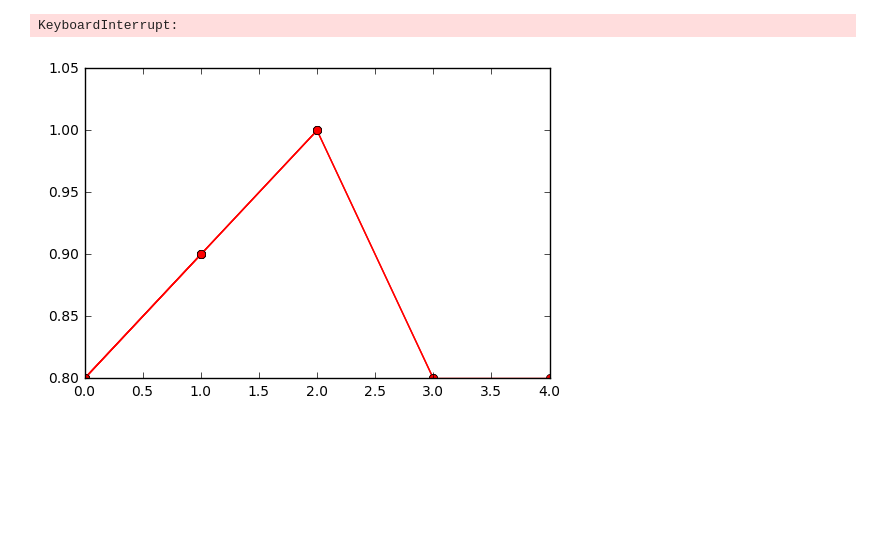
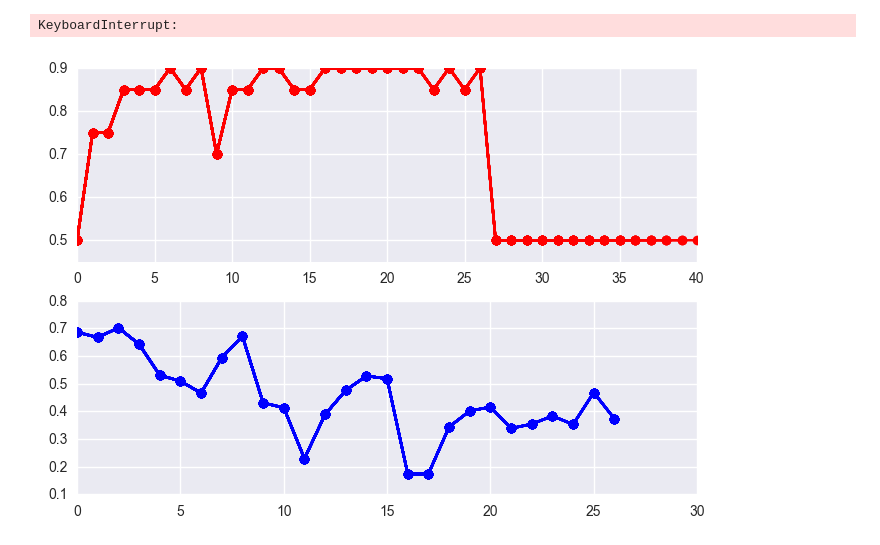
Before and after one commit to srxdev0619/Blinking, a Jupyter notebook: train_vgg19.ipynb, the cells around one changed output. Drawn from its saved outputs; the diff is of its cells as text; code cells hidden in the pictures; blank space fills up the shorter version.

```diff
--- a/train_vgg19.ipynb
+++ b/train_vgg19.ipynb
@@ -17,7 +17,12 @@ from lasagne.nonlinearities import rectify, softmax, sigmoid, linear, LeakyRecti
 from lasagne.utils import floatX
 import lasagne
 import random
-#import seaborn as sns
+import pickle
+import matplotlib.pyplot as plt
+from IPython import display
+%matplotlib inline
+import seaborn as sns
+sns.set_style('darkgrid')
 
 import cnn_vgg19 as cnn
 # %%
@@ -117,11 +122,18 @@ class Batch:
         num_close_val = len(self.close_val)
         open_target = np.ones(batch_size)
         close_target = np.zeros(batch_size)
-        #open_target[:,0] = 1.0
-        #close_target[:,1] = 1.0
         imgs = np.concatenate((close_imgs, open_imgs))
         targets = np.concatenate((close_target, open_target))
         return imgs.astype(np.float32), targets.astype(np.float32)
+
+    def get_test_set(self):
+        imgs_open = self._read_files(self.open_test_lst, mode=None)
+        imgs_close = self._read_files(self.close_test_lst, mode=None)
+        targets_open = np.ones(len(self.open_test_lst))
+        targets_close = np.zeros(len(self.close_test_lst))
+        imgs = np.concatenate((imgs_open, imgs_close))
+        targets = np.concatenate((targets_open, targets_close))
+        return imgs.astype(np.float32), targets.astype(np.float32)
 # %%
 input_img = T.ftensor4('input_imgs')
 targets = T.vector('targets')
@@ -153,29 +165,33 @@ accuracy_fn = theano.function([input_img, targets], accuracy)
 
 out_fn = theano.function([input_img], prediction_det)
 # %%
-import matplotlib.pyplot as plt
-from IPython import display
-%matplotlib inline
-
 epochs = 1000
 
 trainingFiles = ('./open_train.txt', './close_train.txt')
 testFiles = ('./open_test.txt', './close_test.txt')
 
 batch = Batch(trainingFiles, testFiles)
 accuracies = []
 losses = []
+max_acc = 0.0
 for epoch in range(epochs):
-    for j in range(10):
+    for j in range(100):
         imgs, img_targets = batch.sample_train_batch(10)
         loss = train_net(imgs, img_targets)
-    val_img, val_target = batch.get_val_set(5)
+    val_img, val_target = batch.get_val_set(10)
     acc = accuracy_fn(val_img, val_target)
+    if acc > max_acc:
+        max_acc = acc
+        net_params = lasagne.layers.get_all_param_values(net['output'])
+        pickle.dump(net_params, open('new_cnn_weights', 'wb'))
     accuracies.append(acc)
     losses.append(loss)
+    plt.subplot('211')
     plt.plot(accuracies, 'ro-')
+    plt.subplot('212')
+    plt.plot(losses, 'bo-')
     display.display(plt.gcf())
     display.clear_output(wait=True)
 # %% [output]
 KeyboardInterrupt:
-[figure, old version]
+[figure, new version]
```
Also changed, not shown: parts of 3 cells of this notebook, 1 other file.
